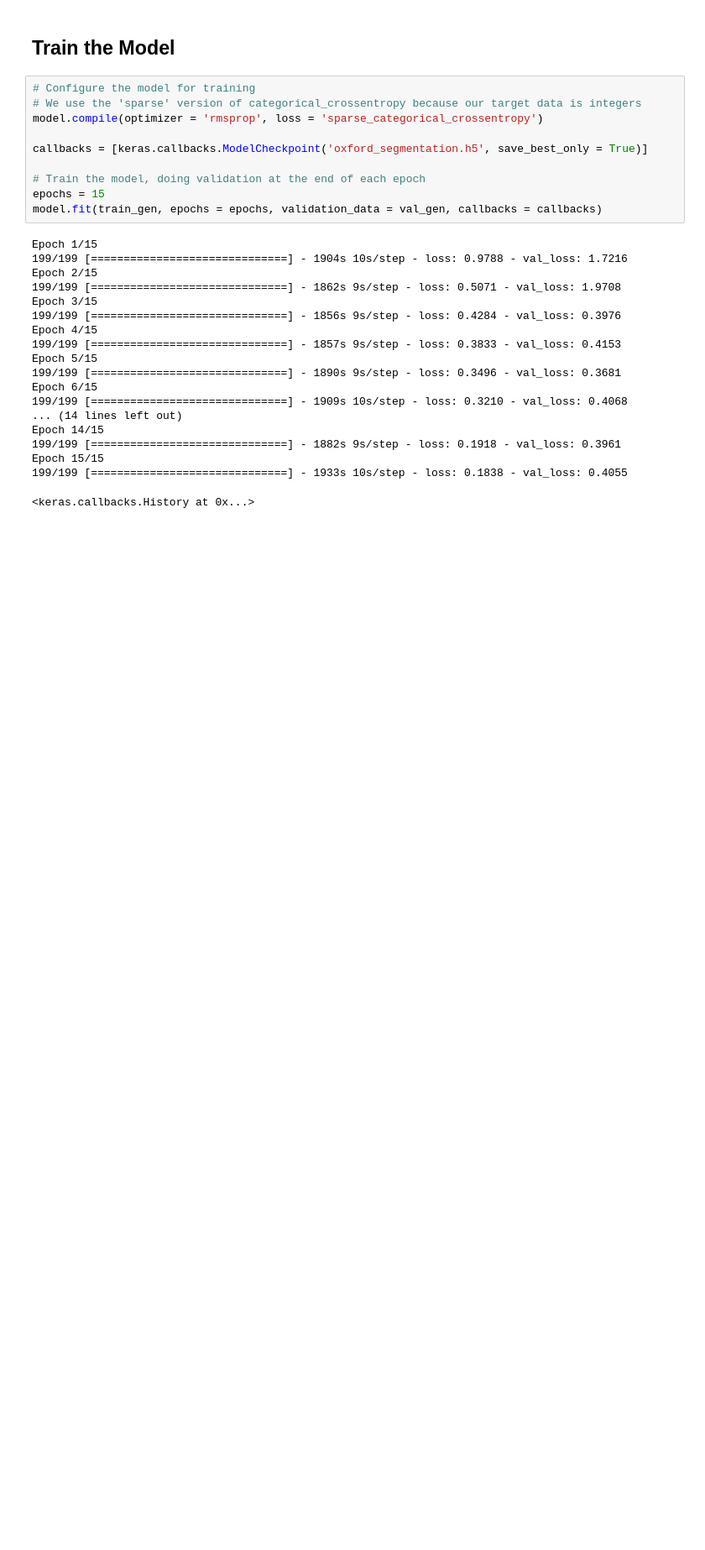
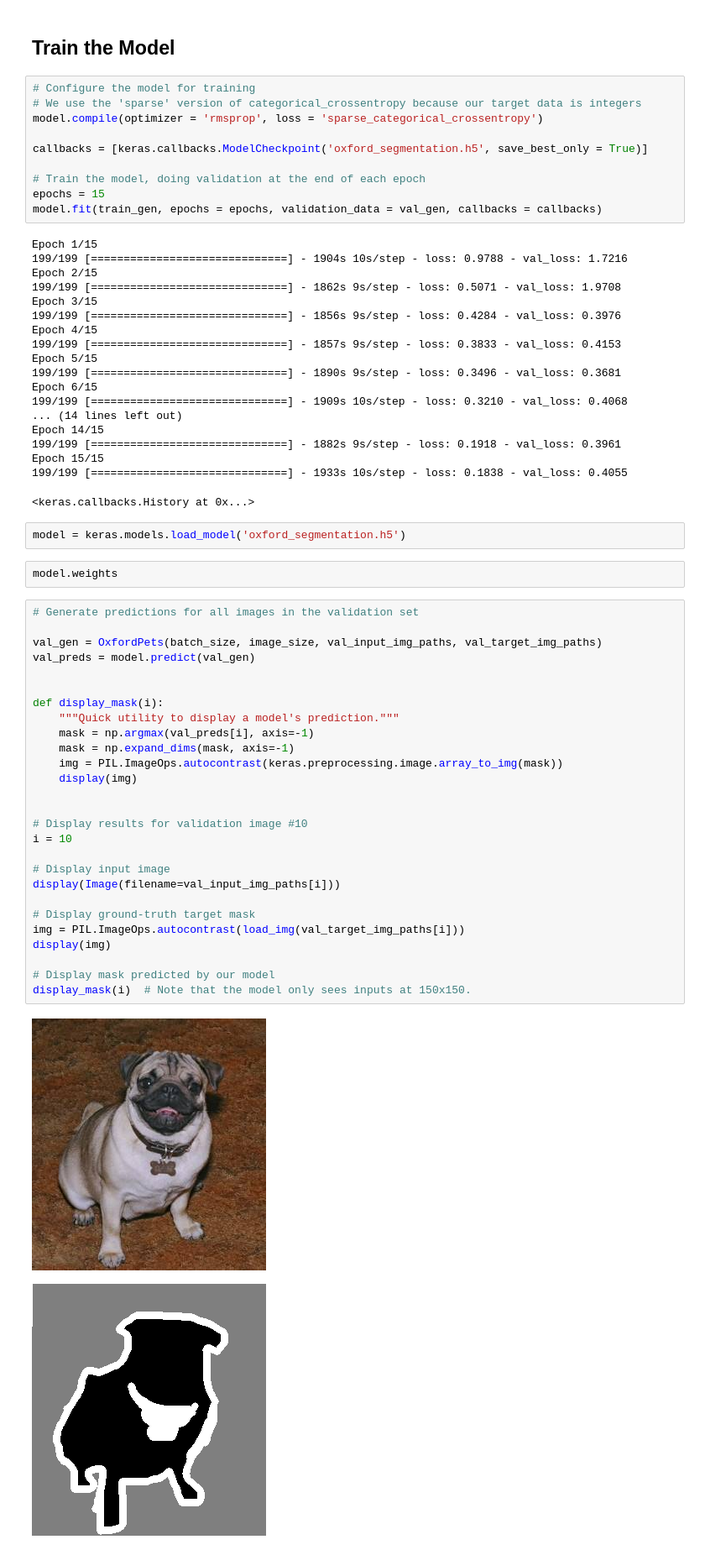
Before and after one commit to emincingoz/Machine-Learning-Collection, a Jupyter notebook: Image_Segmentation_with_UNet.ipynb, the cells around one changed output. Shown at 84% size. Drawn from its saved outputs; the diff is of its cells as text; blank space fills up the shorter version.

```diff
--- a/Image_Segmentation_with_UNet.ipynb
+++ b/Image_Segmentation_with_UNet.ipynb
@@ -264,3 +257,37 @@ Epoch 14/15
 Epoch 15/15
 199/199 [==============================] - 1933s 10s/step - loss: 0.1838 - val_loss: 0.4055
 <keras.callbacks.History at 0x...>
+# %%
+model = keras.models.load_model('oxford_segmentation.h5')
+# %%
+model.weights
+# %%
+# Generate predictions for all images in the validation set
+
+val_gen = OxfordPets(batch_size, image_size, val_input_img_paths, val_target_img_paths)
+val_preds = model.predict(val_gen)
+
+
+def display_mask(i):
+    """Quick utility to display a model's prediction."""
+    mask = np.argmax(val_preds[i], axis=-1)
+    mask = np.expand_dims(mask, axis=-1)
+    img = PIL.ImageOps.autocontrast(keras.preprocessing.image.array_to_img(mask))
+    display(img)
+
+
+# Display results for validation image #10
+i = 10
+
+# Display input image
+display(Image(filename=val_input_img_paths[i]))
+
+# Display ground-truth target mask
+img = PIL.ImageOps.autocontrast(load_img(val_target_img_paths[i]))
+display(img)
+
+# Display mask predicted by our model
+display_mask(i)  # Note that the model only sees inputs at 150x150.
+# %% [output]
+[figure, added]
+[figure, added]
```
Also changed, not shown: parts of 3 cells of this notebook.
